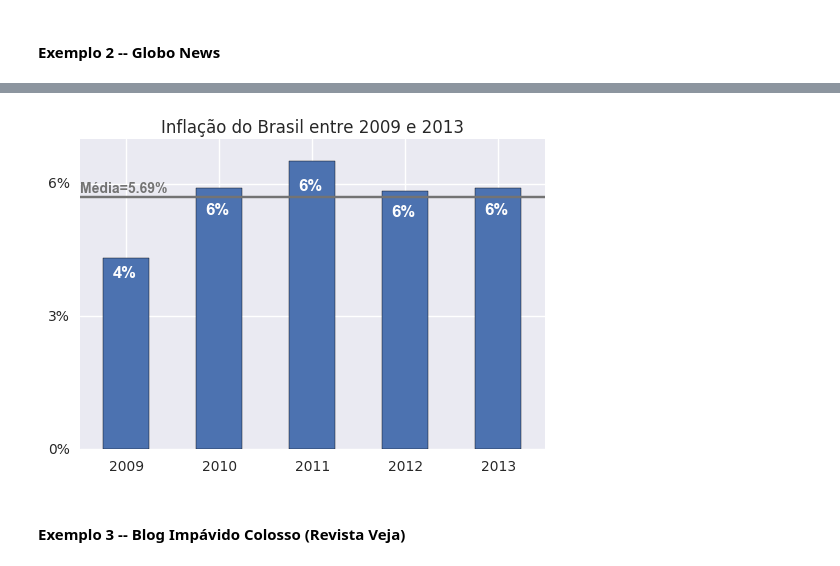
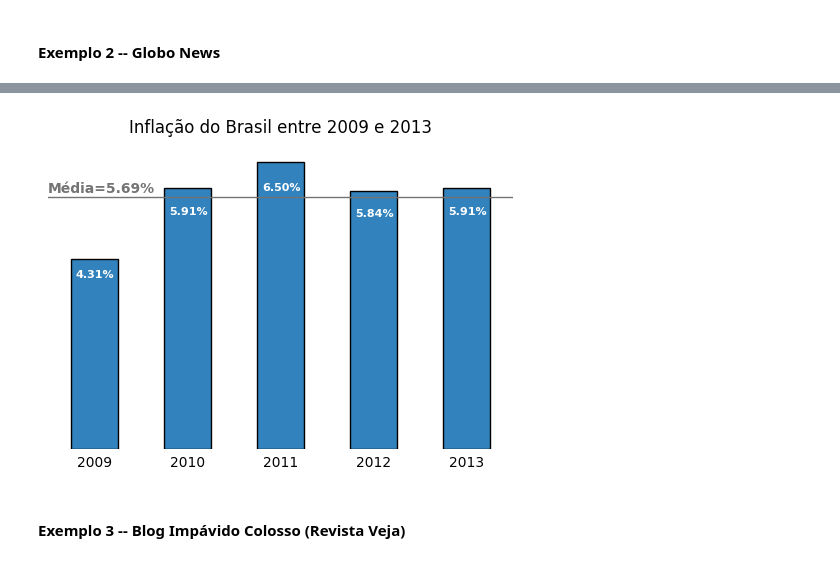
Before and after one commit to ProfLuciano/cd, a Jupyter notebook: slides/aula12-datavis-parte04.ipynb, the cells around one changed output, grey strips where cells are left out. Saved outputs shown, nothing was run; the diff lists cells and outputs as text; code cells hidden in the pictures.

```diff
--- a/slides/aula12-datavis-parte04.ipynb
+++ b/slides/aula12-datavis-parte04.ipynb
@@ -57,29 +64,40 @@ Image(url="http://www.revistaforum.com.br/blogdorovai/wp-content/uploads/2014/01
 # %%
 d = pd.read_csv(StringIO('''ano;ipca
 2009;4,31
 2010;5,91
 2011;6,50
 2012;5,84
 2013;5,91'''),decimal=',',sep=';')
-ax = d.set_index('ano').plot.bar(legend=False)
+ax = d.set_index('ano').plot.bar(legend=False,color='#3182bd')
 plt.xlabel('')
 ax.set_xticklabels(ax.get_xticklabels(),rotation=0)
 fmt = '%.0f%%' # Format you want the ticks, e.g. '40%'
 ax.yaxis.set_major_formatter(mtick.FormatStrFormatter(fmt))
 plt.axhline(y=5.694,color='#737373')
 ax.annotate('Média={:.2f}%'.format(5.694),
                 (-0.5, 5.8),
                 color='#737373',fontsize=10,fontweight='bold')
 for p in ax.patches:
-    ax.annotate('{:.0f}%'.format((p.get_height())),
-                (p.get_x()+0.1, p.get_height() * 0.899),
-                color='white',fontsize=12,fontweight='bold')
+    ax.annotate('{:.2f}%'.format((p.get_height())),
+                (p.get_x()+0.05, p.get_height() * 0.899),
+                color='white',fontsize=8,fontweight='bold')
 
 ax.set_title("Inflação do Brasil entre 2009 e 2013")
-ax.get_yaxis().set_ticks([0,3,6])
-fig.patch.set_facecolor('white')
+ax.get_yaxis().set_ticks([])
+ax.patch.set_facecolor('white')
+ax.spines['top'].set_visible(False)
+ax.spines['right'].set_visible(False)
+ax.spines['bottom'].set_visible(False)
+ax.spines['left'].set_visible(False)
+plt.tick_params(
+    axis='both',          # changes apply to the x-axis
+    which='both',      # both major and minor ticks are affected
+    bottom='off',      # ticks along the bottom edge are off
+    top='off',         # ticks along the top edge are off
+    left='off',
+    right='off')
 # %% [output]
-[figure, old version]
+[figure, new version]
 # %% [markdown]
 #### Exemplo 3 -- Blog Impávido Colosso (Revista Veja)
 # %%
```
Also changed, not shown: parts of 10 cells of this notebook, 2 other files.
